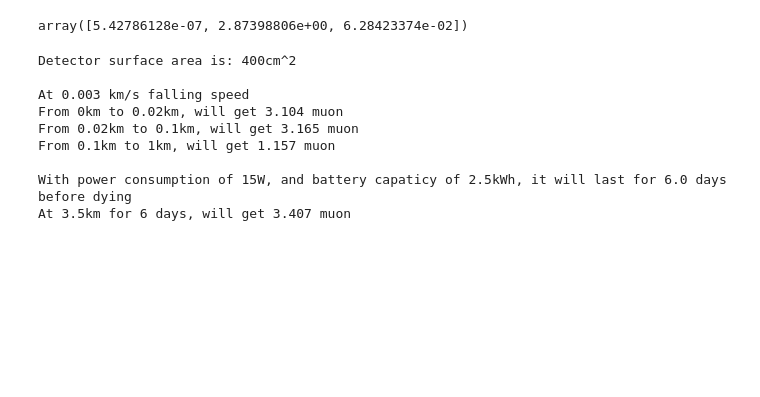
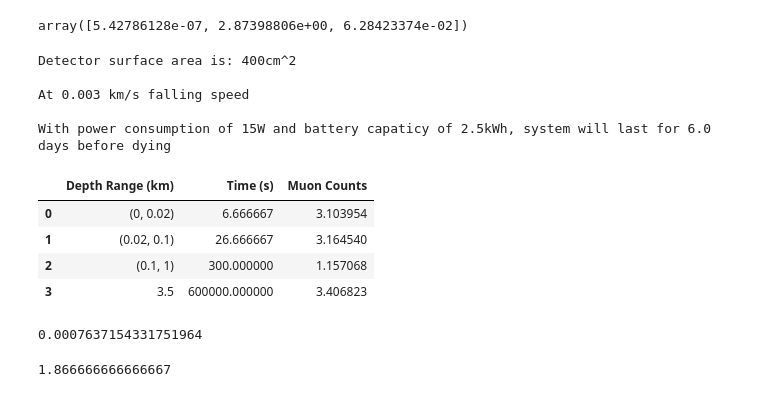
Before and after one commit to wlhwl/siMu_atm, a Jupyter notebook: detector_sim/ana_string/reco_one_string/scripts/notebooks/get_muon_flux.ipynb, the cells around one changed output. Drawn from its saved outputs; the diff is of its cells as text; code cells hidden in the pictures; blank space fills up the shorter version.

Commit message:
add muon flux notebook

```diff
--- a/detector_sim/ana_string/reco_one_string/scripts/notebooks/get_muon_flux.ipynb
+++ b/detector_sim/ana_string/reco_one_string/scripts/notebooks/get_muon_flux.ipynb
@@ -38,59 +38,81 @@ power = 2.5 # kWh
 detector_area = 400 # Effective area of the detector in cm^2
 depth_ranges = [(0, 0.02), (0.02, 0.1), (0.1, 1)] # Depth ranges and corresponding times
 speed = 0.003 # falling speed in km/s
+steps = 1000
 # %%
 import numpy as np
 from scipy.integrate import quad
+import pandas as pd
 
 def power_to_days(cost, power):
 
     # power in unit of kWh
     days = power * 1000 / 24 / cost
     return days
 
 # Function for the parameterized muon flux
 def muon_flux(depth):
     return 5.43e-7 * (depth + 0.06) ** -2.87
 
 times = []
 for depth_range in depth_ranges:
     times.append( (depth_range[1] - depth_range[0])/speed )
 
-# Integrate the flux over each depth range and calculate the number of muons
-muon_counts = []
+# Function to calculate the muon counts over a given depth range using fine steps
+def calculate_muon_counts(depth_range, speed, steps):
+    d_start, d_end = depth_range
+    step_size = (d_end - d_start) / steps
+    total_muons = 0
 
-for depth_range, time in zip(depth_ranges, times):
-    flux_integral, _ = quad(muon_flux, depth_range[0], depth_range[1])
-    average_flux = flux_integral / (depth_range[1] - depth_range[0])
-    muon_count = average_flux * detector_area * time
-    muon_counts.append(muon_count)
+    for step in range(steps):
+        depth = d_start + step * step_size
+        next_depth = depth + step_size
+        avg_flux = (muon_flux(depth) + muon_flux(next_depth)) / 2
+        time_spent = step_size / speed
+        muons_in_step = avg_flux * detector_area * time_spent
+        total_muons += muons_in_step
+
+    return total_muons
+
+# Calculate muon counts for each depth range
+muon_counts_fine_steps = [calculate_muon_counts(depth_range, speed, steps) for depth_range in depth_ranges]
 
 # For the last step, staying at 3500m for x days
 days = power_to_days(cost, power)
 depth_3500m_flux = muon_flux(3.5)
 muon_count_3500m = depth_3500m_flux * detector_area * days * 24 * 3600
-muon_counts.append(muon_count_3500m)
+muon_counts_fine_steps.append(muon_count_3500m)
 
-#muon_counts
+# Prepare the results in a dataframe
+df_muon_counts_fine_steps = pd.DataFrame({
+    "Depth Range (km)": depth_ranges + [3.5],
+    "Time (s)": times + [days*24*3600],
+    "Muon Counts": muon_counts_fine_steps
+})
+
 print (f"Detector surface area is: {detector_area}cm^2\n")
-print (f"At {speed} km/s falling speed")
-for i in range(len(depth_ranges)):
-    depth_range = depth_ranges[i]
-    print (f"From {depth_range[0]}km to {depth_range[1]}km, will get {round(muon_counts[i],3)} muon")
-print ()
-print (f"With power consumption of {cost}W, and battery capaticy of {power}kWh, it will last for {np.floor(days)} days before dying")
-print (f"At 3.5km for {int(days)} days, will get {round(muon_counts[-1],3)} muon")
+print (f"At {speed} km/s falling speed\n")
+print (f"With power consumption of {cost}W and battery capaticy of {power}kWh, system will last for {np.floor(days)} days before dying\n")
+
+df_muon_counts_fine_steps
 # %% [output]
 Detector surface area is: 400cm^2
 
 At 0.003 km/s falling speed
-From 0km to 0.02km, will get 3.104 muon
-From 0.02km to 0.1km, will get 3.165 muon
-From 0.1km to 1km, will get 1.157 muon
 
-With power consumption of 15W, and battery capaticy of 2.5kWh, it will last for 6.0 days before dying
-At 3.5km for 6 days, will get 3.407 muon
+With power consumption of 15W and battery capaticy of 2.5kWh, system will last for 6.0 days before dying
+|  | Depth Range (km) | Time (s) | Muon Counts |
+| 0 | (0, 0.02) | 6.666667 | 3.103954 |
+| 1 | (0.02, 0.1) | 26.666667 | 3.164540 |
+| 2 | (0.1, 1) | 300.000000 | 1.157068 |
+| 3 | 3.5 | 600000.000000 | 3.406823 |
 # %%
-depth = 3
+depth = 0.02
 flux = 5.43e-7 * (depth + 0.06) ** -2.87
 flux
+# %% [output]
+0.0007637154331751964
+# %%
+0.02/0.003*0.0007*400
+# %% [output]
+1.866666666666667
```
